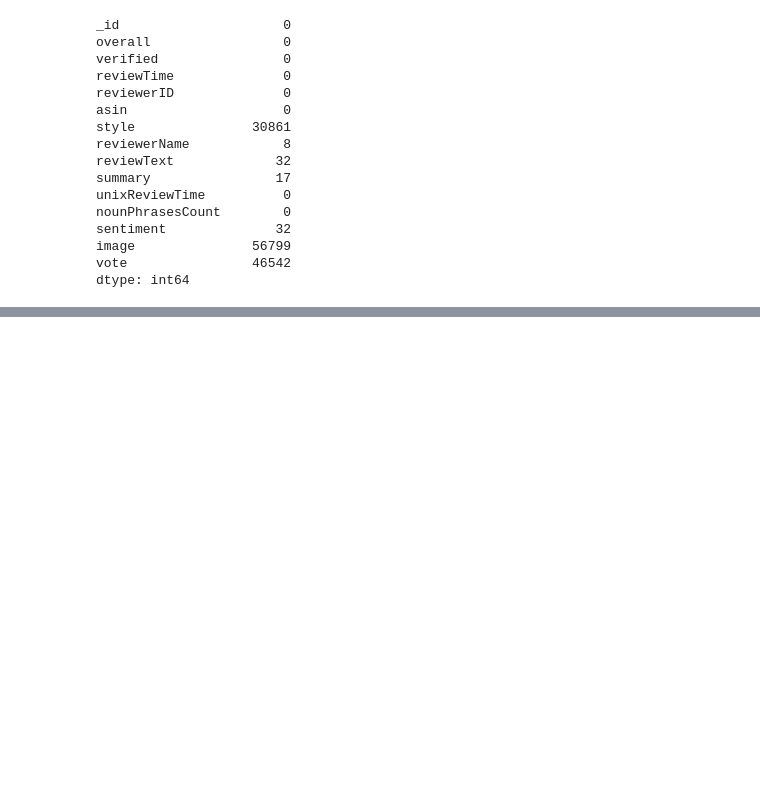
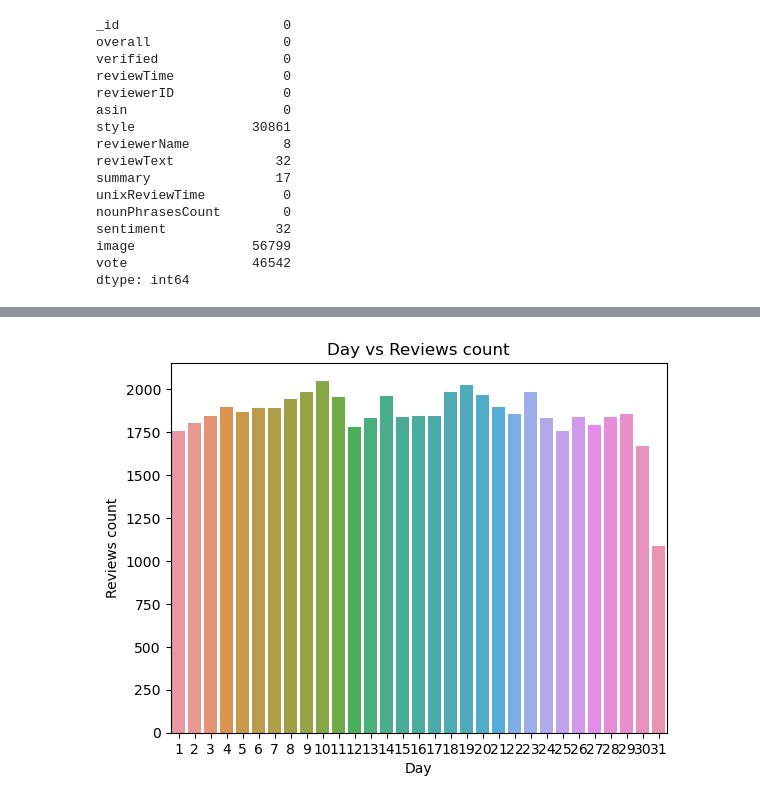
Before and after one commit to Seibell/IS3107, a Jupyter notebook: DataCleaningSentiment.ipynb, the cells around one changed output, grey strips where cells are left out. Saved outputs shown, nothing was run; the diff lists cells and outputs as text; code cells hidden in the pictures; blank space fills up the shorter version.

```diff
--- a/DataCleaningSentiment.ipynb
+++ b/DataCleaningSentiment.ipynb
@@ -181,0 +329,14 @@ process_reviews.head()
+# %%
+#Creating a dataframe
+day=pd.DataFrame(process_reviews.groupby('day')['reviews'].count()).reset_index()
+day['day']=day['day'].astype('int64')
+day.sort_values(by=['day'])
+
+#Plotting the graph
+sns.barplot(x="day", y="reviews", data=day)
+plt.title('Day vs Reviews count')
+plt.xlabel('Day')
+plt.ylabel('Reviews count')
+plt.show()
+# %% [output]
+[figure, added]
```
Also changed, not shown: parts of 46 cells of this notebook.
